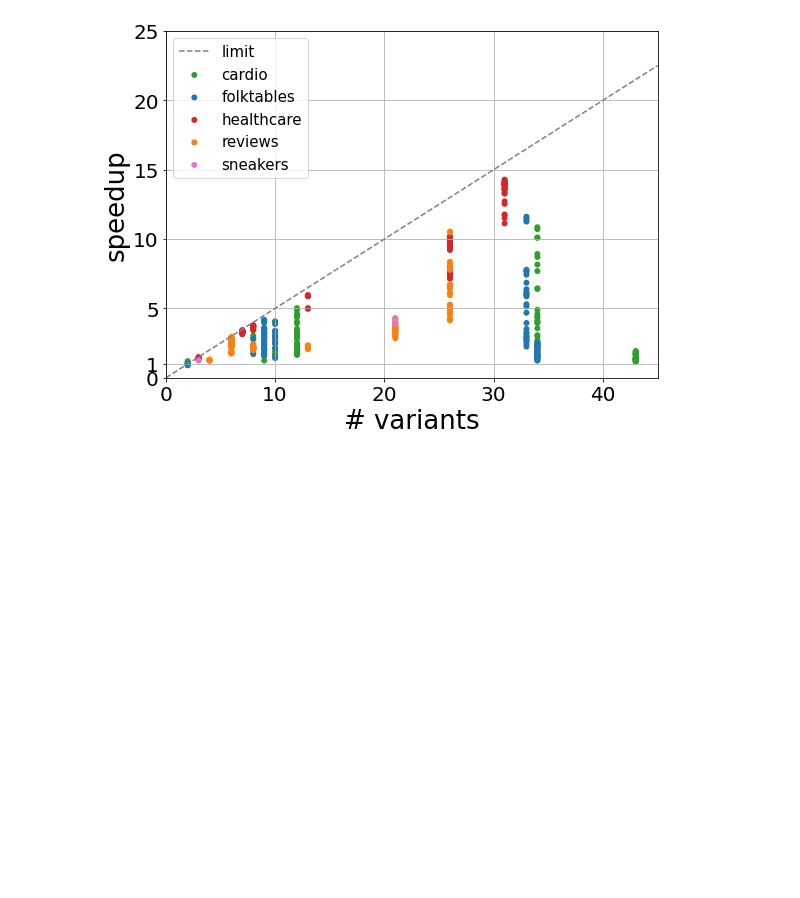
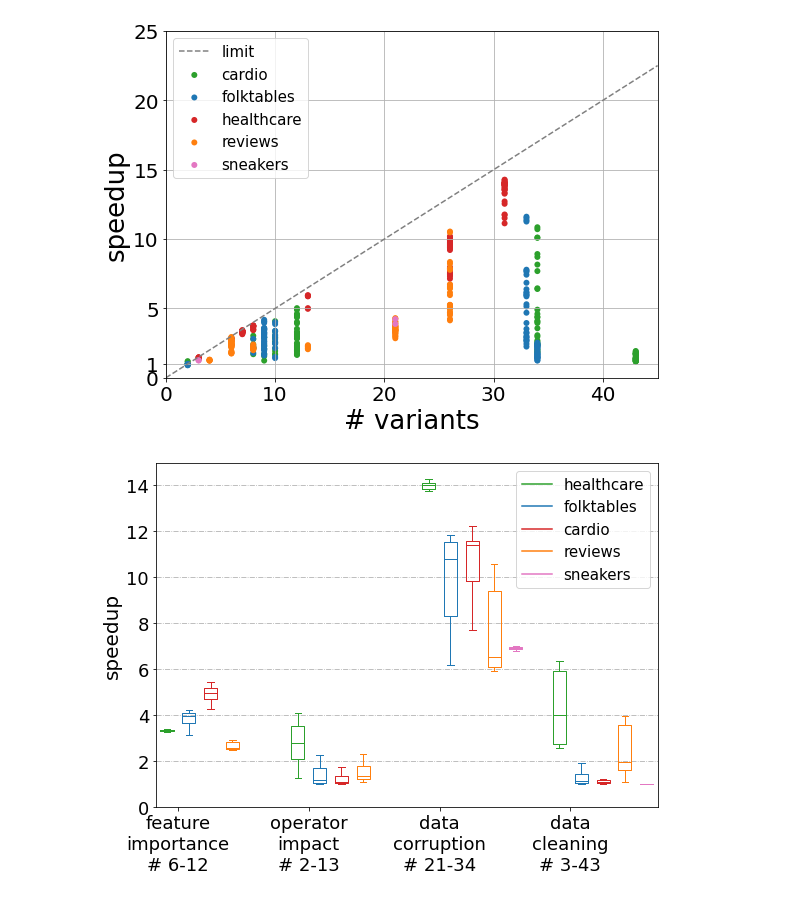
Before and after one commit to stefan-grafberger/mlwhatif, a Jupyter notebook: experiments/end_to_end/plot-benchmark-results--end-to-end.ipynb, the cells around one changed output. Cells and saved outputs as stored; diff of their text form; code cells hidden in the pictures; blank space fills up the shorter version.

Commit message:
WIP: Experimenting with plotting

```diff
--- a/experiments/end_to_end/plot-benchmark-results--end-to-end.ipynb
+++ b/experiments/end_to_end/plot-benchmark-results--end-to-end.ipynb
@@ -239,0 +292,17 @@ speedup_scatter_plot(pretty_featurization_desc, 'speedups_per_dataset_excluding_
+# %%
+# Without outliers
+scenario_names = {
+    'feature_importance': 'feature\nimportance',
+    'operator_impact': 'operator\nimpact',
+    'data_cleaning': 'data\ncleaning',
+    'data_corruption': 'data\ncorruption',
+}
+for scenario_key, scenario_value in list(scenario_names.items()):
+    min_variants = min(median_results[median_results['scenario'] == scenario_key]['variant_count_including_orig'])
+    max_variants = max(median_results[median_results['scenario'] == scenario_key]['variant_count_including_orig'])
+    scenario_names[scenario_key] = scenario_value + f"\n# {min_variants}-{max_variants}"
+pretty_scenario_names = median_results.copy(deep=True)
+pretty_scenario_names['scenario'] = pretty_scenario_names['scenario'].map(scenario_names)
+speedup_box_plot(pretty_scenario_names, 'speedup_per_scenario_per_dataset_without_outliers', False, 'scenario', 'dataset', 'median_speedup')
+# %% [output]
+[figure, added]
```
Also changed, not shown: parts of 3 cells of this notebook, 3 other files.
